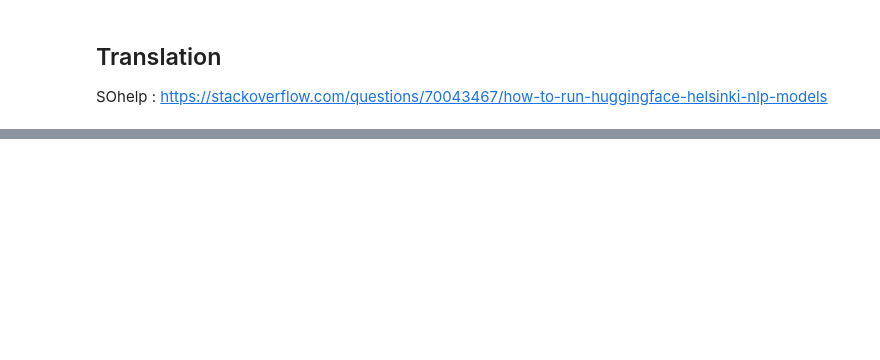
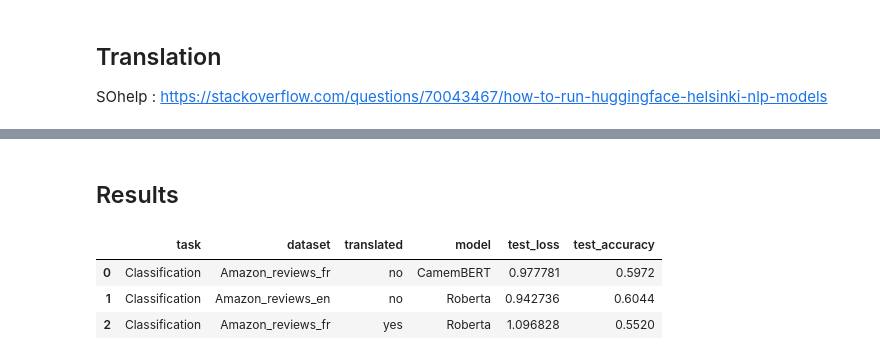
Before and after one commit to MathieuDesponds/Evaluating-Machine-Translation-as-preprocessing-step, a Jupyter notebook: 1.1 Classification.ipynb, the cells around one changed output, grey strips where cells are left out. Cells and saved outputs as stored; diff of their text form; code cells hidden in the pictures; blank space fills up the shorter version.

```diff
--- a/1.1 Classification.ipynb
+++ b/1.1 Classification.ipynb
@@ -276,0 +267,19 @@ translated_dataset = dataset_fr.map(translate, 'fr_en')
+# %% [markdown]
+## Results
+# %%
+import pandas as pd
+data = {
+    'task' : ['Classification', 'Classification', 'Classification'],
+    'dataset' : ['Amazon_reviews_fr', 'Amazon_reviews_en', 'Amazon_reviews_fr'],
+    'translated' : ['no', 'no', 'yes'],
+    'model'   : ['CamemBERT', 'Roberta', 'Roberta'],
+    'test_loss' : [0.9777808785438538, 0.9427361488342285, 1.096827745437622],
+    'test_accuracy' : [0.5972, 0.6044, 0.552]
+}
+results = pd.DataFrame(data)
+results
+# %% [output]
+|  | task | dataset | translated | model | test_loss | test_accuracy |
+| 0 | Classification | Amazon_reviews_fr | no | CamemBERT | 0.977781 | 0.5972 |
+| 1 | Classification | Amazon_reviews_en | no | Roberta | 0.942736 | 0.6044 |
+| 2 | Classification | Amazon_reviews_fr | yes | Roberta | 1.096828 | 0.5520 |
```
Also changed, not shown: parts of 20 cells of this notebook.
